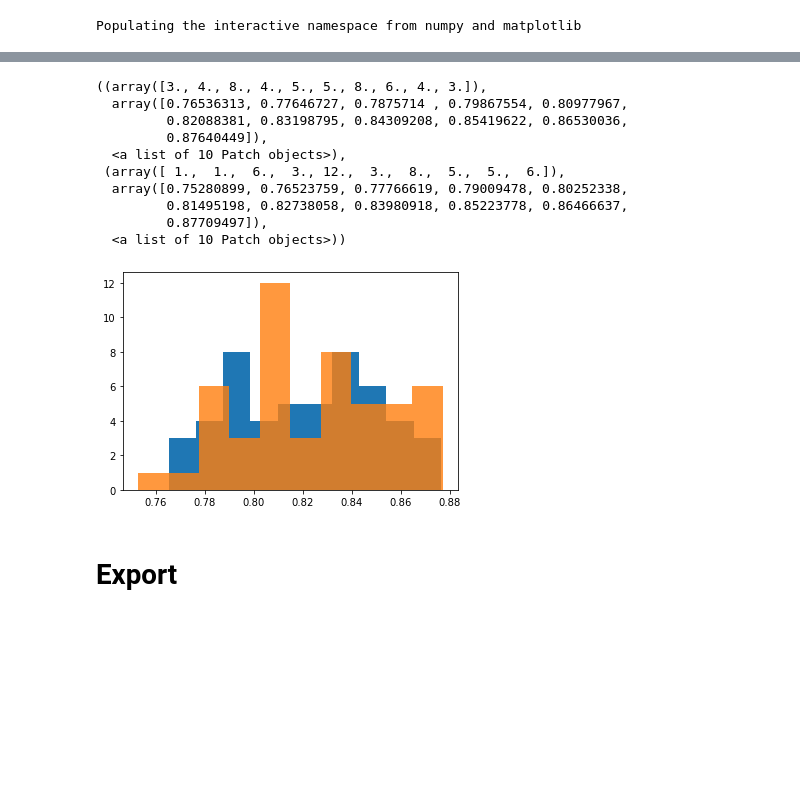
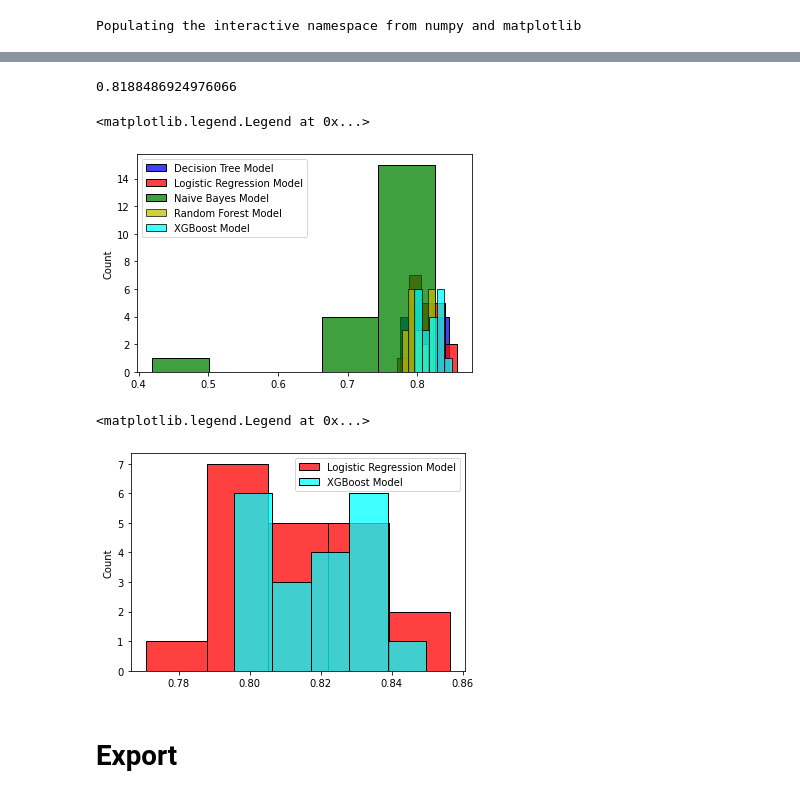
Before and after one commit to vichShir/kaggle-getting-started-competitions, a Jupyter notebook: Titanic/Titanic_Notebook.ipynb, the cells around one changed output, grey strips where cells are left out. Saved outputs shown, nothing was run; the diff lists cells and outputs as text; code cells hidden in the pictures; blank space fills up the shorter version.

Commit message:
Melhorado método para validação cruzada

```diff
--- a/Titanic/Titanic_Notebook.ipynb
+++ b/Titanic/Titanic_Notebook.ipynb
@@ -49,8 +51,8 @@ import seaborn as sns
 # %% [markdown]
 # 1 - Import data
 # %%
-train = pd.read_csv("Data/train.csv")
-test = pd.read_csv("Data/test.csv")
+train = pd.read_csv("https://raw.githubusercontent.com/vichShir/kaggle-getting-started-competitions/master/Titanic/Data/train.csv")
+test = pd.read_csv("https://raw.githubusercontent.com/vichShir/kaggle-getting-started-competitions/master/Titanic/Data/test.csv")
 # %%
 train.head()
 # %% [output]
@@ -580,25 +570,19 @@ Populating the interactive namespace from numpy and matplotlib
 # %%
 def report_val_cross(model, X, y):
     resultados = []
-    for rep in range(10):
-        print("Iter:", rep)
-        kf = KFold(5, shuffle=True, random_state=rep)
+    kf = RepeatedKFold(n_splits=2, n_repeats=10, random_state=2022)
 
-        for linhas_treino, linhas_valid in kf.split(X):
-            print("Treino:", linhas_treino.shape[0])
-            print("Valid:", linhas_valid.shape[0])
+    for linhas_treino, linhas_valid in kf.split(X):
+        X_treino, X_valid = X.iloc[linhas_treino], X.iloc[linhas_valid]
+        y_treino, y_valid = y.iloc[linhas_treino], y.iloc[linhas_valid]
 
-            X_treino, X_valid = X.iloc[linhas_treino], X.iloc[linhas_valid]
-            y_treino, y_valid = y.iloc[linhas_treino], y.iloc[linhas_valid]
+        model.fit(X_treino, y_treino)
 
-            model.fit(X_treino, y_treino)
+        p = model.predict(X_valid)
 
-            p = model.predict(X_valid)
+        acc = np.mean(y_valid == p)
+        resultados.append(acc)
 
-            acc = np.mean(y_valid == p)
-            resultados.append(acc)
-            print("Acc:", acc)
-            print()
     return resultados
 # %%
 tree_predictions = report_val_cross(tree_model, X, y)
@@ -705,17 +607,25 @@ pylab.hist(tree_predictions), pylab.hist(logr_predictions, alpha=0.6), pylab.his
-# %%
-pylab.hist(tree_predictions), pylab.hist(logr_predictions, alpha=0.8)
-# %% [output]
-((array([3., 4., 8., 4., 5., 5., 8., 6., 4., 3.]),
-  array([0.76536313, 0.77646727, 0.7875714 , 0.79867554, 0.80977967,
-         0.82088381, 0.83198795, 0.84309208, 0.85419622, 0.86530036,
-         0.87640449]),
-  <a list of 10 Patch objects>),
- (array([ 1.,  1.,  6.,  3., 12.,  3.,  8.,  5.,  5.,  6.]),
-  array([0.75280899, 0.76523759, 0.77766619, 0.79009478, 0.80252338,
-         0.81495198, 0.82738058, 0.83980918, 0.85223778, 0.86466637,
-         0.87709497]),
-  <a list of 10 Patch objects>))
-[figure, removed]
+# %%
+xgbt_predictions = report_val_cross(xgbt_model, X, y)
+np.mean(xgbt_predictions)
+# %% [output]
+0.8188486924976066
+# %%
+sns.histplot(tree_predictions, bins=5, color='b')
+sns.histplot(logr_predictions, bins=5, color='r')
+sns.histplot(gnnb_predictions, bins=5, color='g')
+sns.histplot(ranf_predictions, bins=5, color='y')
+sns.histplot(xgbt_predictions, bins=5, color='cyan')
+plt.legend(labels=['Decision Tree Model', 'Logistic Regression Model', 'Naive Bayes Model', 'Random Forest Model', 'XGBoost Model'])
+# %% [output]
+<matplotlib.legend.Legend at 0x...>
+[figure, added]
+# %%
+sns.histplot(logr_predictions, bins=5, color='r')
+sns.histplot(xgbt_predictions, bins=5, color='cyan')
+plt.legend(labels=['Logistic Regression Model', 'XGBoost Model'])
+# %% [output]
+<matplotlib.legend.Legend at 0x...>
+[figure, added]
 # %% [markdown]
 # Export
 # %%
```
Also changed, not shown: parts of 22 cells of this notebook.
